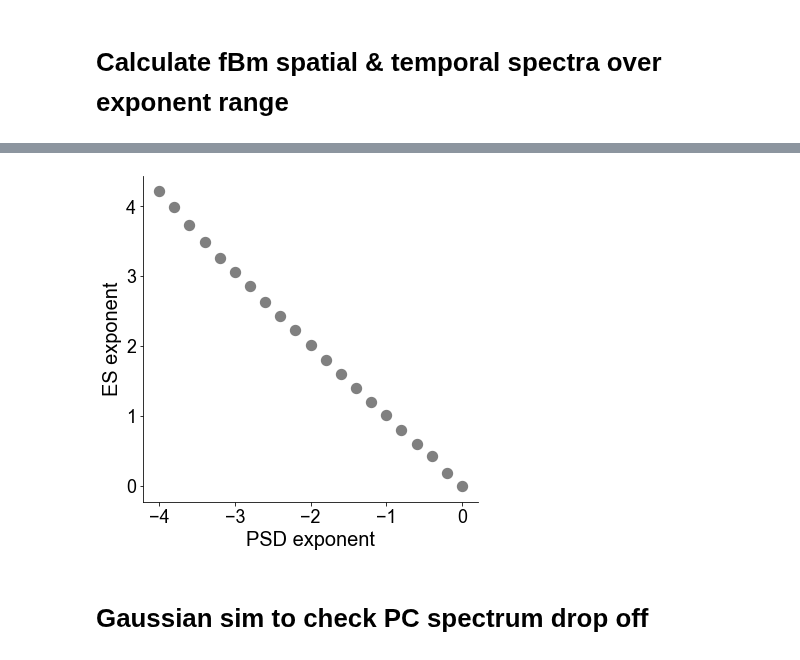
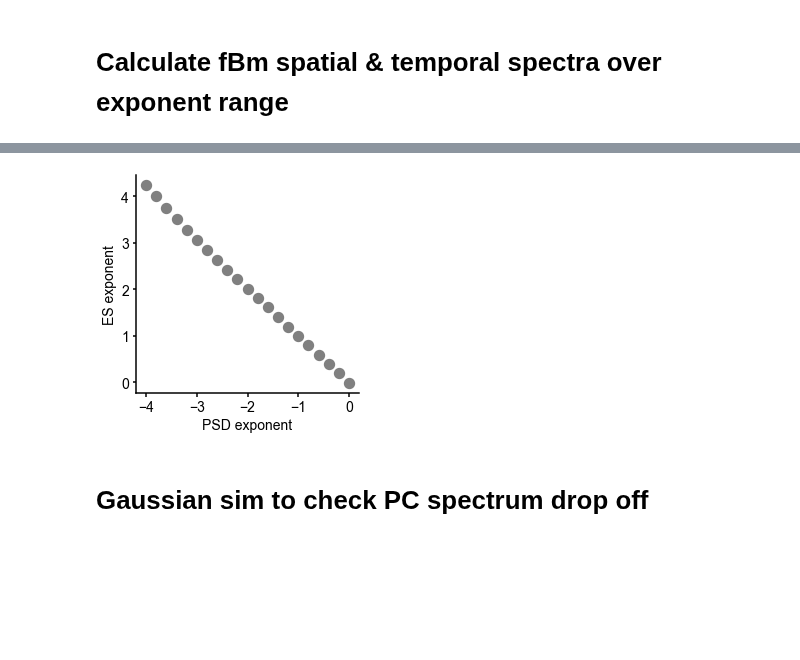
Before and after one commit to voytekresearch/galaxybrain, a Jupyter notebook: notebooks/noise_sim.ipynb, the cells around one changed output, grey strips where cells are left out. Cells and saved outputs as stored; diff of their text form; code cells hidden in the pictures; blank space fills up the shorter version.

```diff
--- a/notebooks/noise_sim.ipynb
+++ b/notebooks/noise_sim.ipynb
@@ -83,25 +91,27 @@ def sim_and_fit(exponents, sum_sig, num=100, f_range=None):
         pca_results: evals
         fft_results: spectrum
     """
-    fs=500; nperseg=fs; noverlap=fs/2 #; freqs = np.fft.rfftfreq(nperseg);
+    FS=500
+    nperseg=FS
+    noverlap=FS/2 #; freqs = np.fft.rfftfreq(nperseg);
     pc_dims = np.arange(1,num+1)
     pca_results = []
     fft_results = []
     slopes = []
     for exp in exponents:
-        sig = np.array([sim_powerlaw(60, fs, exp) for n in range(num)]) # sample of num signals
+        sig = np.array([sim_powerlaw(60, FS, exp) for n in range(num)]) # sample of num signals
         evals = pca(sig.T, num) # transpose shape
         pca_results.append(evals)
 
         if sum_sig:
             sig = np.array(sig).sum(axis = 0) # now one time series
-        freqs, spec = compute_spectrum(sig, fs, nperseg=nperseg, noverlap=noverlap)
+        freqs, spec = compute_spectrum(sig, FS, nperseg=nperseg, noverlap=noverlap)
         fft_results.append(spec)
         if not sum_sig:
             spec = spec.mean(0)
         slopes.append( (fooofy(pc_dims, evals, None, group = False)[0],
                         fooofy(freqs, spec, f_range, group = False)[0]) )
-
+            # returning np.arrays for np methods
     return tuple(map(np.array, (slopes, pca_results, fft_results)))
 
 exponents = np.around(np.arange(-4,0.2,0.2),1) #no sci notation
@@ -127,14 +142,13 @@ plt.show()
 # %%
-plt.figure(figsize = (6,6))
+plt.figure()
 
 # plt.scatter(slopes.T[0], slopes.T[1], c='gray', s=40, linewidths = 5)
-plt.scatter(exponents, slopes_sum.T[1], c='gray', s=40, linewidths = 5)
-pltlabel(None, 'PSD exponent', 'ES exponent', size=20)
-plt.locator_params(which='y', tight=True, nbins=8); #plt.locator_params(which='x', tight=True, nbins=8)
+plt.scatter(exponents, slopes_sum.T[1], c='gray', s=40, linewidths=5)
+pltlabel(None, 'PSD exponent', 'ES exponent')
 
-plt.show()
+# plt.savefig('../fig/fbm/scatter.png', bbox_inches='tight', pad_inches=0.0, dpi=400)
 # %% [output]
-[figure, old version]
+[figure, new version]
 # %% [markdown]
 # Gaussian sim to check PC spectrum drop off
 # %%
```
Also changed, not shown: parts of 7 cells of this notebook, 3 other files.
